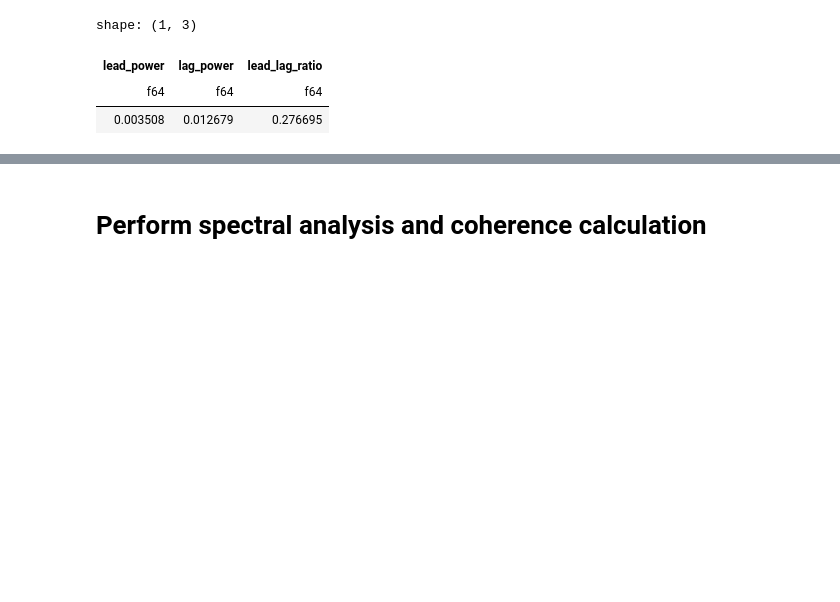
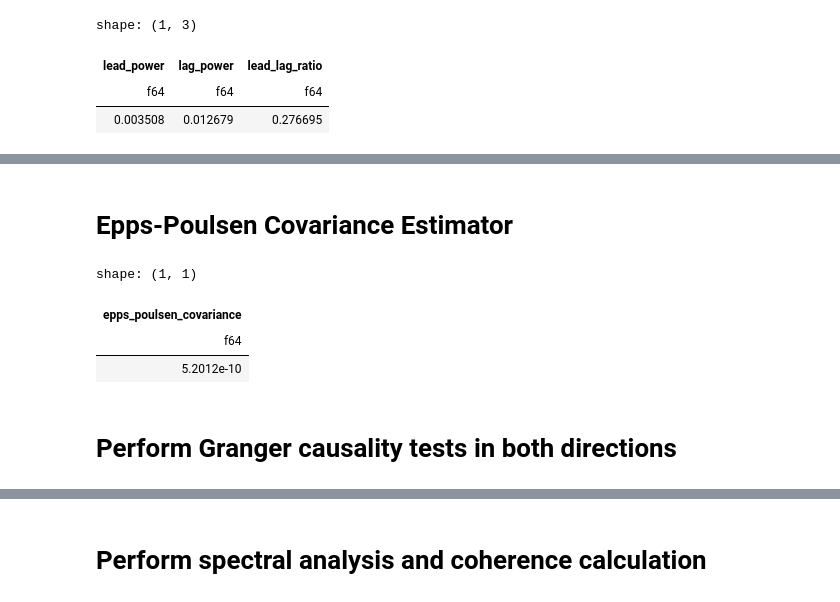
Before and after one commit to Puguix/master-thesis, a Jupyter notebook: main.ipynb, the cells around one changed output, grey strips where cells are left out. Saved outputs shown, nothing was run; the diff lists cells and outputs as text; code cells hidden in the pictures; blank space fills up the shorter version.

```diff
--- a/main.ipynb
+++ b/main.ipynb
@@ -564,0 +385,44 @@ DEX vs Weighted Binance Returns:
+# %% [markdown]
+# Epps-Poulsen Covariance Estimator
+# %%
+bandwidth_ns = 10_000  # 10 seconds in milliseconds
+
+# Step 1: Join
+joined = binance_df.join_asof(
+    dex_df,
+    on="timestamp",
+    strategy="nearest",
+    coalesce=False,
+    suffix="_dex"
+).with_columns([
+    (pl.col("timestamp") - pl.col("timestamp_dex")).alias("time_diff"),
+])
+
+filtered = joined.filter(
+    (pl.col("time_diff").abs() <= bandwidth_ns)
+)
+
+def gaussian_kernel(expr):
+    return (-(expr.cast(pl.Float64) / bandwidth_ns) ** 2 / 2).exp()
+
+# Step 2: Compute kernel weights
+weighted = filtered.with_columns([
+    gaussian_kernel(pl.col("time_diff")).alias("kernel_weight"),
+]).with_columns([
+    (pl.col("binance_returns") * pl.col("dex_returns") * pl.col("kernel_weight")).alias("weighted_product")
+])
+
+# Step 3: Aggregate
+covariance = weighted.select(
+    (pl.col("weighted_product").sum() / pl.col("kernel_weight").sum()).alias("epps_poulsen_covariance")
+)
+
+covariance.collect(engine='streaming')
+# joined.head().collect(engine='streaming')
+# %% [output]
+shape: (1, 1)
+| epps_poulsen_covariance |
+| f64 |
+| 5.2012e-10 |
+# %% [markdown]
+# Perform Granger causality tests in both directions
```
Also changed, not shown: parts of 56 cells of this notebook.
